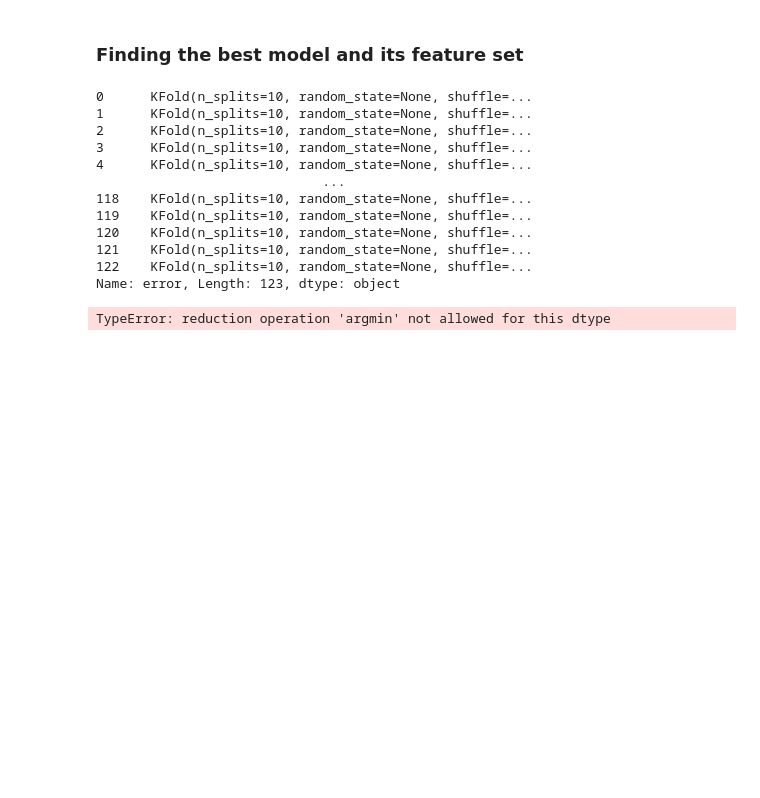
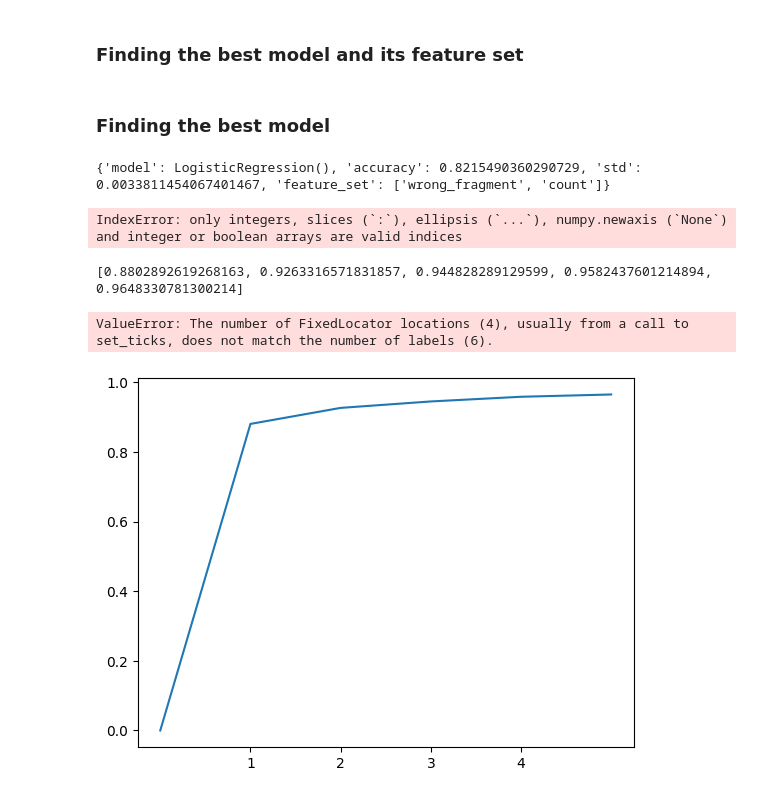
Before and after one commit to KhalidAFarah/StatisticalLearning, a Jupyter notebook: Report/Determining_Features/Determining_Features.ipynb, the cells around one changed output. Cells and saved outputs as stored; diff of their text form; code cells hidden in the pictures; blank space fills up the shorter version.

Commit message:
made models for logistical regression and random forest, and computed the accuracy of them.

```diff
--- a/Report/Determining_Features/Determining_Features.ipynb
+++ b/Report/Determining_Features/Determining_Features.ipynb
@@ -135,0 +264,36 @@ def kfcv(dataset, feature_set, attack_classes, model, k):
+# %%
+# def organize_2(dataset, attack_class, models):
+#     accuracy = 0
+#     features = []
+#     model = None
+#     for index, row in enumerate(models.sort_values(by=['accuracy'], ascending=False).iterrows()):
+#         if index == 0:
+#             accuracy = row['accuracy']
+#             features.append(row['feature_set'][0])
+
+#         model = best_logistical_model_with_the_feature_set(dataset, attack_class, features + list(row['feature_set']))
+#         if accuracy < model['accuracy']:
+#             features.append(row['feature_set'][0])
+#         else:
+#             return features
+
+
+accuracy = 0
+features = []
+best_model = None
+for index, row in models.sort_values(by=['accuracy'], ascending=False).iterrows():
+    if index == 0:
+        accuracy = row['accuracy']
+        features.append(row['feature_set'][0])
+
+    print("------")
+    print(f"{index + 1}/{len(new_dataset.columns)}")
+    model = best_logistical_model_with_the_feature_set_2(new_dataset, attack_classes_binary, features + row['feature_set'])
+    if accuracy < model['accuracy']:
+        features.append(row['feature_set'][0])
+        best_model = model
+
+        print("Features:", model['feature_set'])
+        print("Old-accuracy:", accuracy)
+        print("New-accuracy:", model['accuracy'])
+        accuracy = model['accuracy']
@@ -191,16 +492,4 @@ def get_best_logistical_regression_model(dataset, attack_classes):
+# %% [markdown]
+### Finding the best model
 # %%
-best_logistical_regression_model_with_a_number_of_predictors(new_dataset, attack_classes_binary, 1).summary()
+# best_logistical_regression_model_with_a_number_of_predictors(new_dataset, attack_classes_binary, 1)['model']
-# %% [output]
-0      KFold(n_splits=10, random_state=None, shuffle=...
-1      KFold(n_splits=10, random_state=None, shuffle=...
-2      KFold(n_splits=10, random_state=None, shuffle=...
-3      KFold(n_splits=10, random_state=None, shuffle=...
-4      KFold(n_splits=10, random_state=None, shuffle=...
-                             ...
-118    KFold(n_splits=10, random_state=None, shuffle=...
-119    KFold(n_splits=10, random_state=None, shuffle=...
-120    KFold(n_splits=10, random_state=None, shuffle=...
-121    KFold(n_splits=10, random_state=None, shuffle=...
-122    KFold(n_splits=10, random_state=None, shuffle=...
-Name: error, Length: 123, dtype: object
-TypeError: reduction operation 'argmin' not allowed for this dtype
@@ -206,0 +498,15 @@ TypeError: reduction operation 'argmin' not allowed for this dtype
+# %%
+print(best_logistical_regression_model_with_a_features_set(new_dataset, attack_classes_binary, ['wrong_fragment', 'count']))
+print(test(new_dataset, attack_classes_binary, ['wrong_fragment', 'count']))
+# %% [output]
+{'model': LogisticRegression(), 'accuracy': 0.8215490360290729, 'std': 0.0033811454067401467, 'feature_set': ['wrong_fragment', 'count']}
+IndexError: only integers, slices (`:`), ellipsis (`...`), numpy.newaxis (`None`) and integer or boolean arrays are valid indices
+# %%
+print(accuracies)
+plt.plot(range(len(accuracies)+1), [0] + accuracies)
+plt.xticks(ticks=[1,2,3,4], labels=['', 'flag_SF', '& last_flag', '& service_ecr_i', '& service_http', ''], rotation="vertical")
+plt.show()
+# %% [output]
+[0.8802892619268163, 0.9263316571831857, 0.944828289129599, 0.9582437601214894, 0.9648330781300214]
+ValueError: The number of FixedLocator locations (4), usually from a call to set_ticks, does not match the number of labels (6).
+[figure, added]
```
Also changed, not shown: parts of 24 cells of this notebook, 11 other files.
